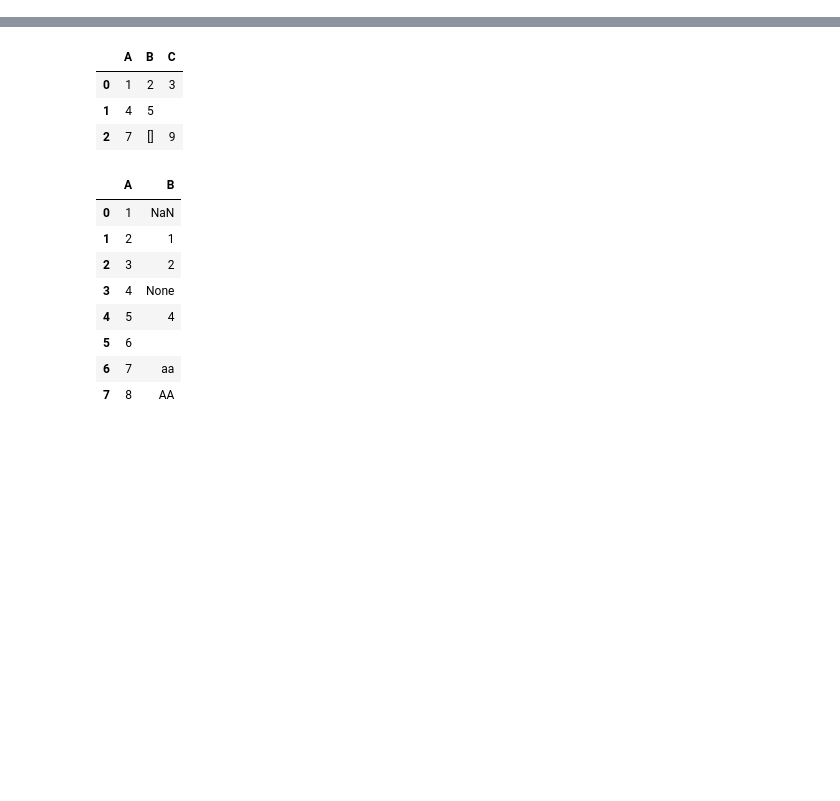
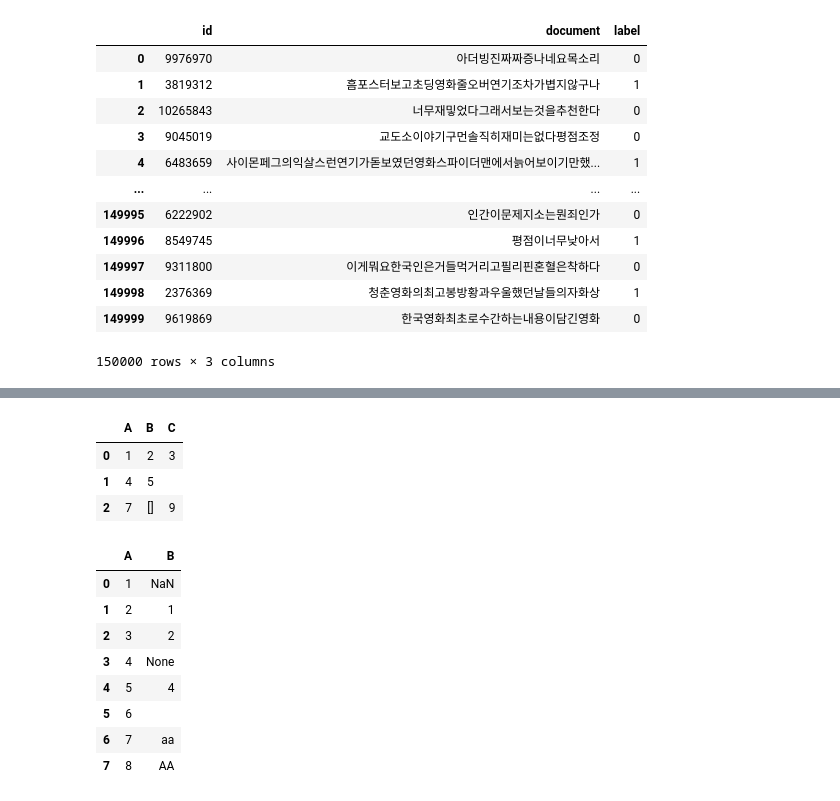
Before and after one commit to colinder/NaverMovieReviewNLP, a Jupyter notebook: stuff.ipynb, the cells around one changed output, grey strips where cells are left out. Drawn from its saved outputs; the diff is of its cells as text; code cells hidden in the pictures; blank space fills up the shorter version.

```diff
--- a/stuff.ipynb
+++ b/stuff.ipynb
@@ -0,0 +1,33 @@
+# %%
+import urllib.request
+import pandas as pd
+
+## data 가져오기
+urllib.request.urlretrieve("https://raw.githubusercontent.com/e9t/nsmc/master/ratings.txt", filename="total_data.txt")
+urllib.request.urlretrieve("https://raw.githubusercontent.com/e9t/nsmc/master/ratings_train.txt", filename="train_data.txt")
+urllib.request.urlretrieve("https://raw.githubusercontent.com/e9t/nsmc/master/ratings_test.txt", filename="test_data.txt")
+
+total_data = pd.read_table("total_data.txt")            # read_table시 자동으로 strip() 적용
+train_data = pd.read_table("train_data.txt")
+test_data = pd.read_table("test_data.txt")
+# %%
+import pandas as pd
+
+# 1. 정규표현식 적용
+train_data["document"] = train_data['document'].str.replace("[^0-9^ㄱ-ㅎㅏ-ㅣ가-힣 ]","", regex=True).str.replace("[ㄱ-ㅎㅏ-ㅣ]", "", regex=True).str.replace("^", "", regex=False).str.replace(" ", "", regex=False)
+# %%
+train_data
+# %% [output]
+|  | id | document | label |
+| 0 | 9976970 | 아더빙진짜짜증나네요목소리 | 0 |
+| 1 | 3819312 | 흠포스터보고초딩영화줄오버연기조차가볍지않구나 | 1 |
+| 2 | 10265843 | 너무재밓었다그래서보는것을추천한다 | 0 |
+| 3 | 9045019 | 교도소이야기구먼솔직히재미는없다평점조정 | 0 |
+| 4 | 6483659 | 사이몬페그의익살스런연기가돋보였던영화스파이더맨에서늙어보이기만했... | 1 |
+| ... | ... | ... | ... |
+| 149995 | 6222902 | 인간이문제지소는뭔죄인가 | 0 |
+| 149996 | 8549745 | 평점이너무낮아서 | 1 |
+| 149997 | 9311800 | 이게뭐요한국인은거들먹거리고필리핀혼혈은착하다 | 0 |
+| 149998 | 2376369 | 청춘영화의최고봉방황과우울했던날들의자화상 | 1 |
+| 149999 | 9619869 | 한국영화최초로수간하는내용이담긴영화 | 0 |
+150000 rows × 3 columns
```
Also changed, not shown: parts of 4 cells of this notebook, 12 other files.
